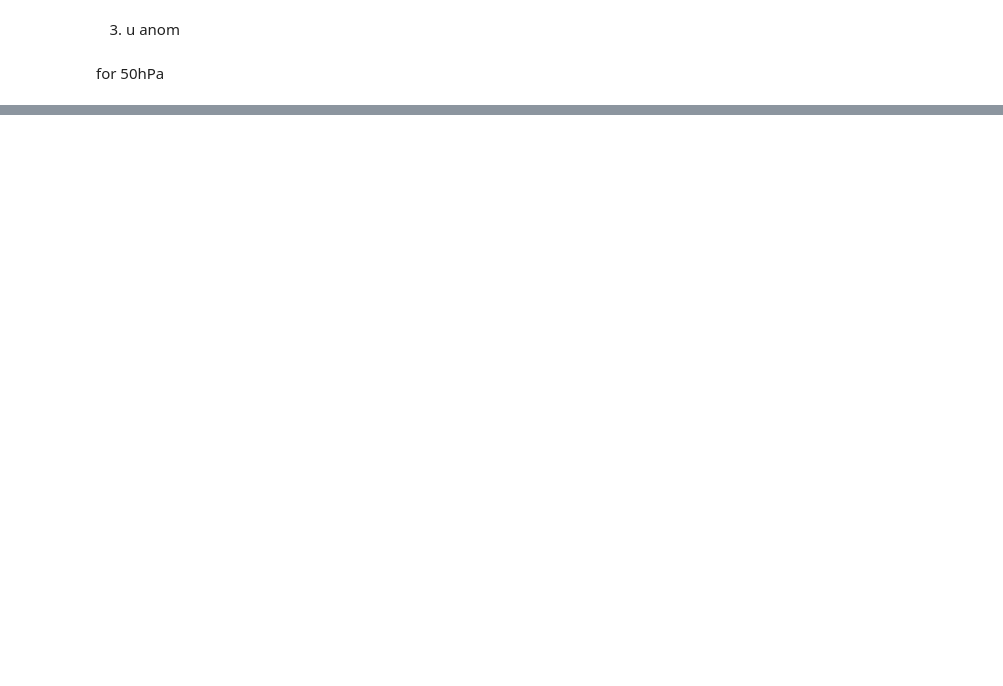
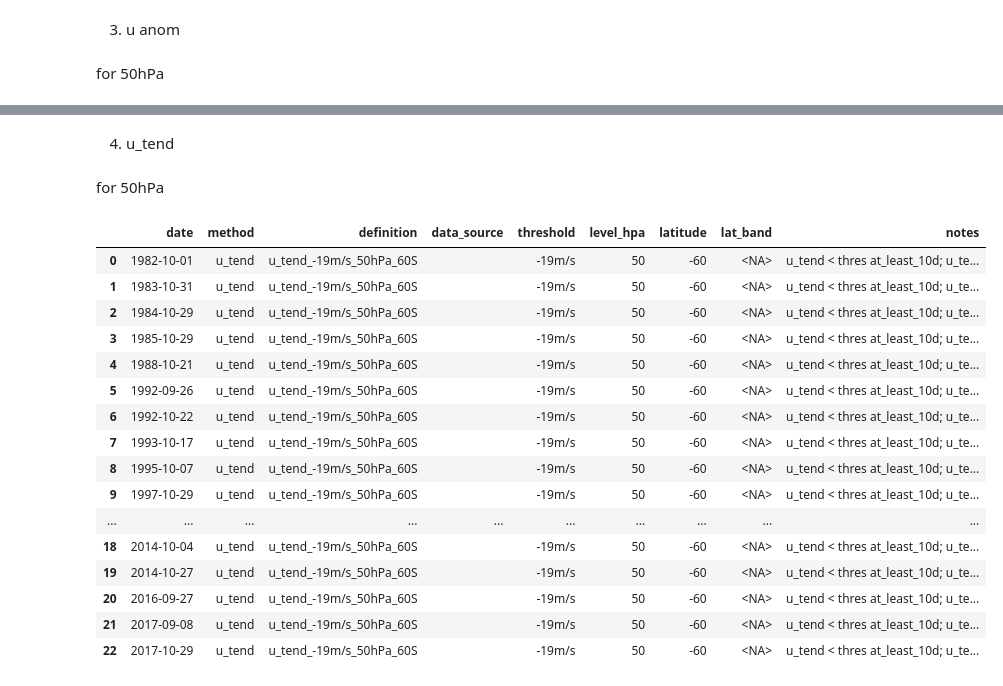
Before and after one commit to rachelelwu/sh-ssw-detection, a Jupyter notebook: src/test_main.ipynb, the cells around one changed output, grey strips where cells are left out. Cells and saved outputs as stored; diff of their text form; code cells hidden in the pictures; blank space fills up the shorter version.

Commit message:
added utend and tested in main

```diff
--- a/src/test_main.ipynb
+++ b/src/test_main.ipynb
@@ -171,3 +171,35 @@ uanom_events_df
 | 21 | 2016-10-18 | u_anom | u_anom_-11m/s_50hPa_60S |  | -11m/s | 50 | -60 | <NA> | at_least_10d_positive_after_ssw; ... |
 | 22 | 2017-10-26 | u_anom | u_anom_-11m/s_50hPa_60S |  | -11m/s | 50 | -60 | <NA> | at_least_10d_positive_after_ssw; ... |
 | 23 | 2019-09-13 | u_anom | u_anom_-11m/s_50hPa_60S |  | -11m/s | 50 | -60 | <NA> | at_least_10d_positive_after_ssw; ... |
+# %% [markdown]
+4. u_tend
+# %% [markdown]
+for 50hPa
+# %%
+thres = -19 # -35 for hPa
+level_hpa = 50 # 10 hPa
+latitude = -60
+# %%
+u_daily = da.resample({time_dim: "1D"}).mean()
+# %%
+utend_events_df, uanom_event_dates = ssw.detect_ssw_u_tend(u_daily, thres=thres, level_hpa=level_hpa, latitude=latitude)
+# %%
+utend_events_df
+# %% [output]
+|  | date | method | definition | data_source | threshold | level_hpa | latitude | lat_band | notes |
+| 0 | 1982-10-01 | u_tend | u_tend_-19m/s_50hPa_60S |  | -19m/s | 50 | -60 | <NA> | u_tend < thres at_least_10d; u_te... |
+| 1 | 1983-10-31 | u_tend | u_tend_-19m/s_50hPa_60S |  | -19m/s | 50 | -60 | <NA> | u_tend < thres at_least_10d; u_te... |
+| 2 | 1984-10-29 | u_tend | u_tend_-19m/s_50hPa_60S |  | -19m/s | 50 | -60 | <NA> | u_tend < thres at_least_10d; u_te... |
+| 3 | 1985-10-29 | u_tend | u_tend_-19m/s_50hPa_60S |  | -19m/s | 50 | -60 | <NA> | u_tend < thres at_least_10d; u_te... |
+| 4 | 1988-10-21 | u_tend | u_tend_-19m/s_50hPa_60S |  | -19m/s | 50 | -60 | <NA> | u_tend < thres at_least_10d; u_te... |
+| 5 | 1992-09-26 | u_tend | u_tend_-19m/s_50hPa_60S |  | -19m/s | 50 | -60 | <NA> | u_tend < thres at_least_10d; u_te... |
+| 6 | 1992-10-22 | u_tend | u_tend_-19m/s_50hPa_60S |  | -19m/s | 50 | -60 | <NA> | u_tend < thres at_least_10d; u_te... |
+| 7 | 1993-10-17 | u_tend | u_tend_-19m/s_50hPa_60S |  | -19m/s | 50 | -60 | <NA> | u_tend < thres at_least_10d; u_te... |
+| 8 | 1995-10-07 | u_tend | u_tend_-19m/s_50hPa_60S |  | -19m/s | 50 | -60 | <NA> | u_tend < thres at_least_10d; u_te... |
+| 9 | 1997-10-29 | u_tend | u_tend_-19m/s_50hPa_60S |  | -19m/s | 50 | -60 | <NA> | u_tend < thres at_least_10d; u_te... |
+| ... | ... | ... | ... | ... | ... | ... | ... | ... | ... |
+| 18 | 2014-10-04 | u_tend | u_tend_-19m/s_50hPa_60S |  | -19m/s | 50 | -60 | <NA> | u_tend < thres at_least_10d; u_te... |
+| 19 | 2014-10-27 | u_tend | u_tend_-19m/s_50hPa_60S |  | -19m/s | 50 | -60 | <NA> | u_tend < thres at_least_10d; u_te... |
+| 20 | 2016-09-27 | u_tend | u_tend_-19m/s_50hPa_60S |  | -19m/s | 50 | -60 | <NA> | u_tend < thres at_least_10d; u_te... |
+| 21 | 2017-09-08 | u_tend | u_tend_-19m/s_50hPa_60S |  | -19m/s | 50 | -60 | <NA> | u_tend < thres at_least_10d; u_te... |
+| 22 | 2017-10-29 | u_tend | u_tend_-19m/s_50hPa_60S |  | -19m/s | 50 | -60 | <NA> | u_tend < thres at_least_10d; u_te... |
```
Also changed, not shown: 1 other file.
